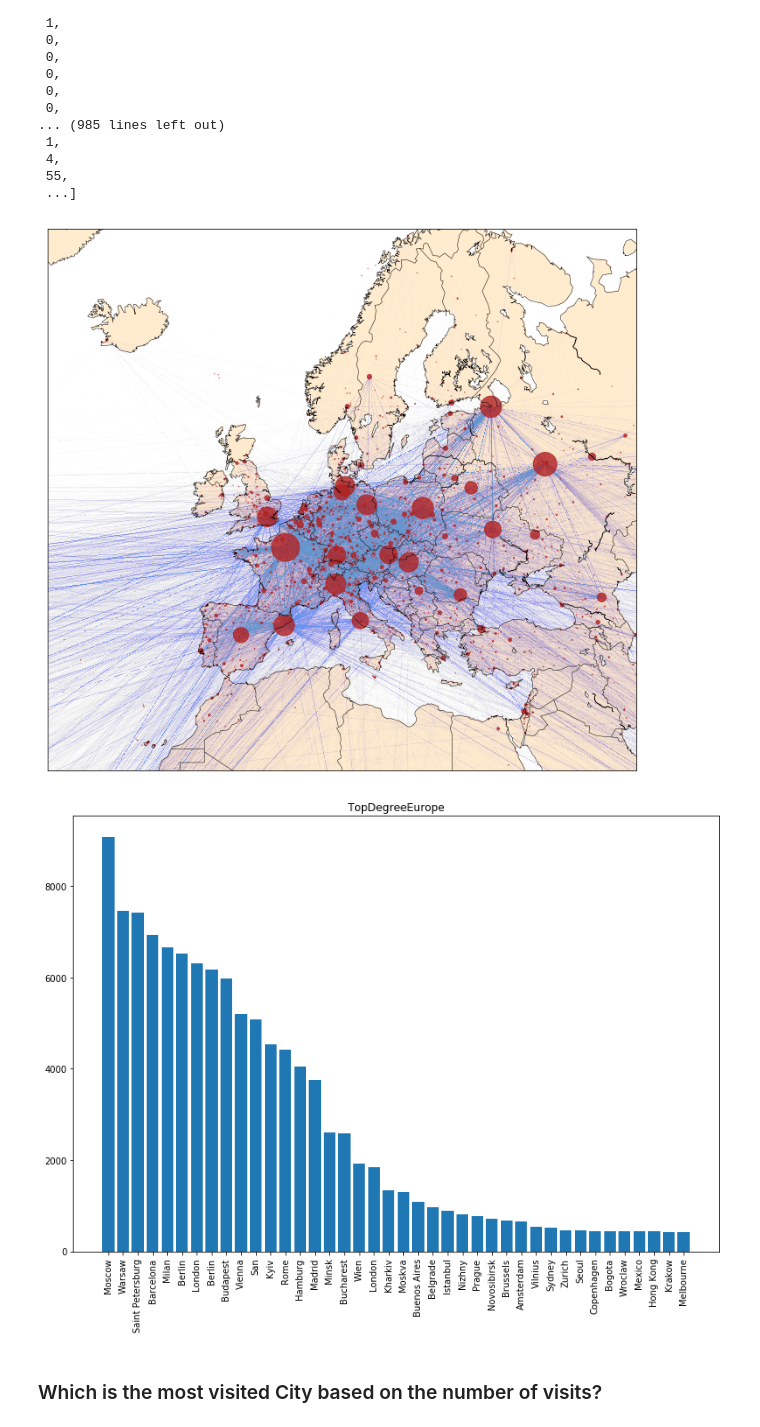
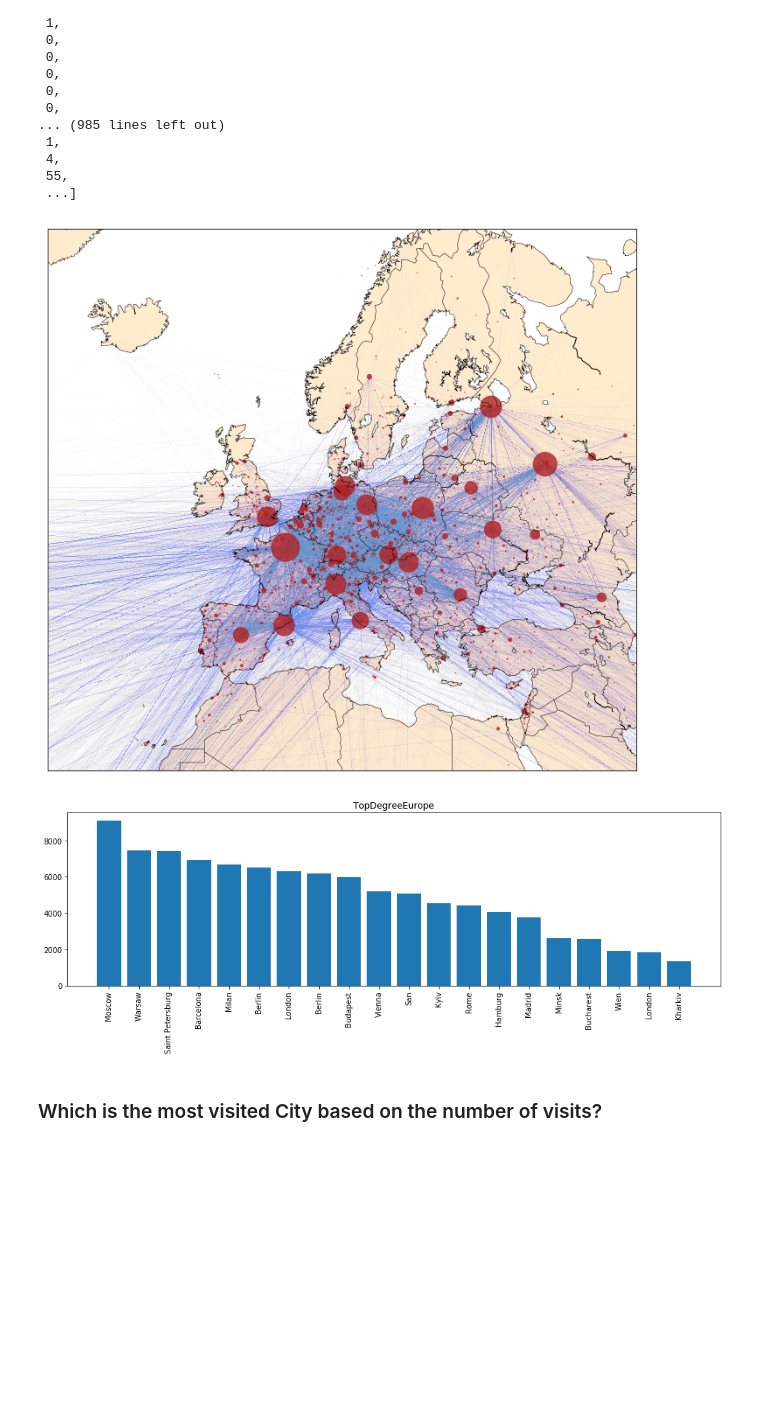
Before and after one commit to eikekutz/SocialGraphFinalProject, a Jupyter notebook: Part2-GeographicalNetwork.ipynb, the cells around one changed output. Drawn from its saved outputs; the diff is of its cells as text; code cells hidden in the pictures; blank space fills up the shorter version.

```diff
--- a/Part2-GeographicalNetwork.ipynb
+++ b/Part2-GeographicalNetwork.ipynb
@@ -222,7 +222,7 @@ def plotCityDegDistrib(deg,title):
     xs = np.arange(len(labels))
     width = 0.8
 
-    fig = plt.figure(figsize=(13,9))
+    fig = plt.figure(figsize=(13,5))
     ax = fig.gca()  #get current axes
     p=ax.bar(xs, ys, width, align='center')
 
@@ -232,10 +232,14 @@ def plotCityDegDistrib(deg,title):
     #Replace the tick numbers with strings:
     ax.set_xticklabels(labels,rotation='vertical')
     ax.set_title(title)
-    plt.savefig("data/results/results_geo/"+title+"_distribution.png", format = "png", dpi = 300)
+    ax.set_facecolor('#ffffff')
+
+    plt.tight_layout()
+    plt.savefig("data/results/results_geo/"+title+"_distribution.png", format = "png", dpi = 300, transparent=True)
 # %%
 def plotEuropeDegree(deg,title):
-    plt.figure(figsize = (10,9))
+    fig =plt.figure(figsize = (10,9))
+    ax = fig.gca()
     m = Basemap(projection='merc',llcrnrlon=-30,llcrnrlat=25,urcrnrlon=50,
     urcrnrlat=70, lat_ts=0, resolution='l',suppress_ticks=True)
     #mx, my = m(cities['lng'].values, cities['lat'].values)
@@ -243,7 +247,7 @@ def plotEuropeDegree(deg,title):
     pos = {}
     for count, elem in enumerate(list(X.nodes())):
          pos[elem] = (mx[count], my[count])
-    m.drawlsmask(land_color='blanchedalmond', ocean_color='w', lsmask=None, lsmask_lons=None, lsmask_lats=None, lakes=True, grid=5)
+    m.drawlsmask(land_color='blanchedalmond', lsmask=None, lsmask_lons=None, lsmask_lats=None, lakes=True, grid=5)
     nx.draw_networkx_nodes(X, pos = pos, node_list =G.nodes() ,node_color = 'firebrick', alpha = 0.8, node_size = [v[1] * 0.08 for v in deg])
     nx.draw_networkx_edges(X, pos = pos, edge_color='cornflowerblue', alpha=0.2,width=0.01, arrows = False)
     #nx.draw_networkx_edges(G, pos = pos, edge_color='g', alpha=0.2, arrows = False)
@@ -251,18 +255,19 @@ def plotEuropeDegree(deg,title):
     #m.drawstates(linewidth = 0.2)
     m.drawcoastlines(linewidth=0.5)
     #m.bluemarble()
+    ax.set_facecolor('#ffffff')
     plt.tight_layout()
-    plt.savefig("data/results/results_geo/"+title+"_map.png", format = "png", dpi = 300)
+    plt.savefig("data/results/results_geo/"+title+"_map.png", format = "png", dpi = 300, transparent=True)
 
     plt.show()
 # %%
-deg=sorted(X.degree(), key=lambda x: x[1], reverse=True)[1:41]
+deg=sorted(X.degree(), key=lambda x: x[1], reverse=True)[1:21]
 
 plotEuropeDegree(X.degree(),'TopDegreeEurop')
 plotCityDegDistrib(deg,'TopDegreeEurope')
 # %% [output]
 [figure]
-[figure, old version]
+[figure, new version]
 # %% [markdown]
 ### Which is the most visited City based on the number of visits?
 # %%
```
Also changed, not shown: parts of 2 cells of this notebook, 7 other files.
